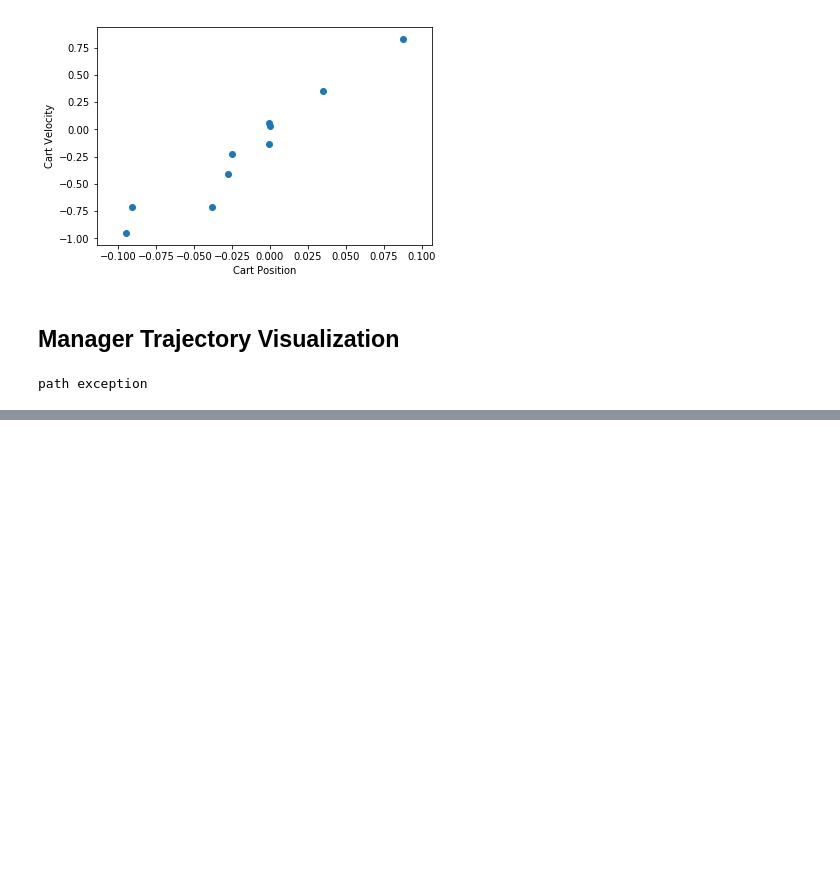
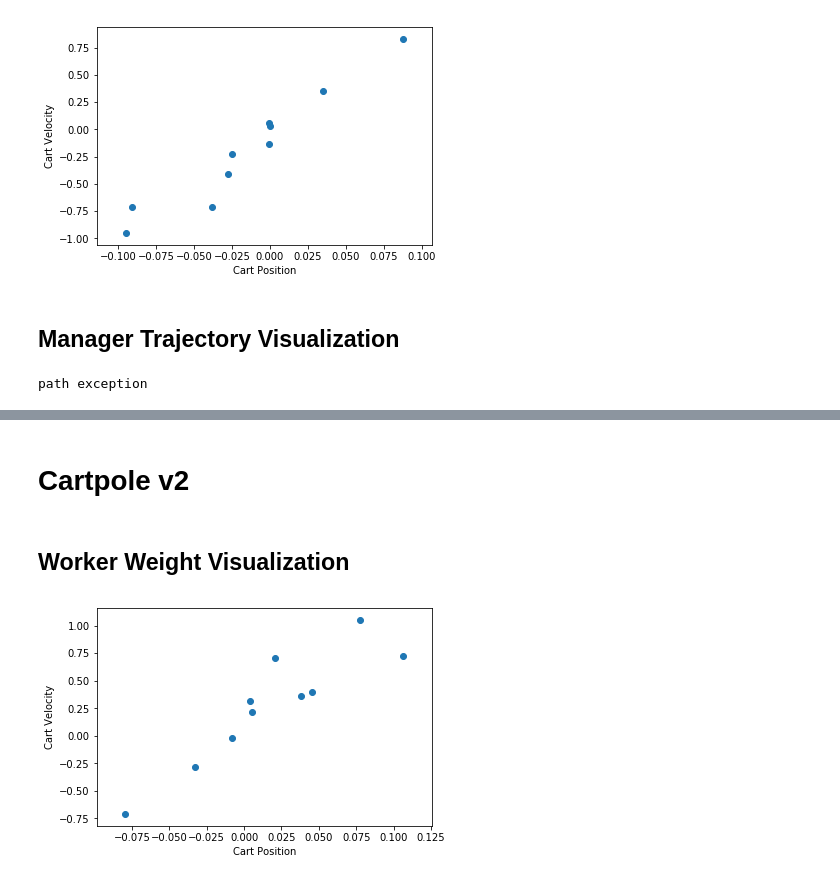
Before and after one commit to johnlime/hierarchical_som, a Jupyter notebook: demo/Visualization.ipynb, the cells around one changed output, grey strips where cells are left out. Cells and saved outputs as stored; diff of their text form; code cells hidden in the pictures; blank space fills up the shorter version.

```diff
--- a/demo/Visualization.ipynb
+++ b/demo/Visualization.ipynb
@@ -50 +50,14 @@ tensor([[ 0.0000,  0.0000, -0.0050,  0.0011,  0.0010,  0.0012, -0.0048,  0.0040,
           1.0990,  1.0990,  1.0990,  1.0990,  1.0990,  1.0990]])
+# %% [markdown]
+# Cartpole v2
+# %% [markdown]
+## Worker Weight Visualization
+# %%
+filehandler = open("../data/som_pos.obj", 'rb')
+pos_model = pickle.load(filehandler)
+plt.scatter(pos_model.w[:, 0], pos_model.w[:, 1])
+plt.xlabel("Cart Position")
+plt.ylabel("Cart Velocity")
+plt.show()
+# %% [output]
+[figure, added]
```
Also changed, not shown: parts of 4 cells of this notebook, 11 other files.
